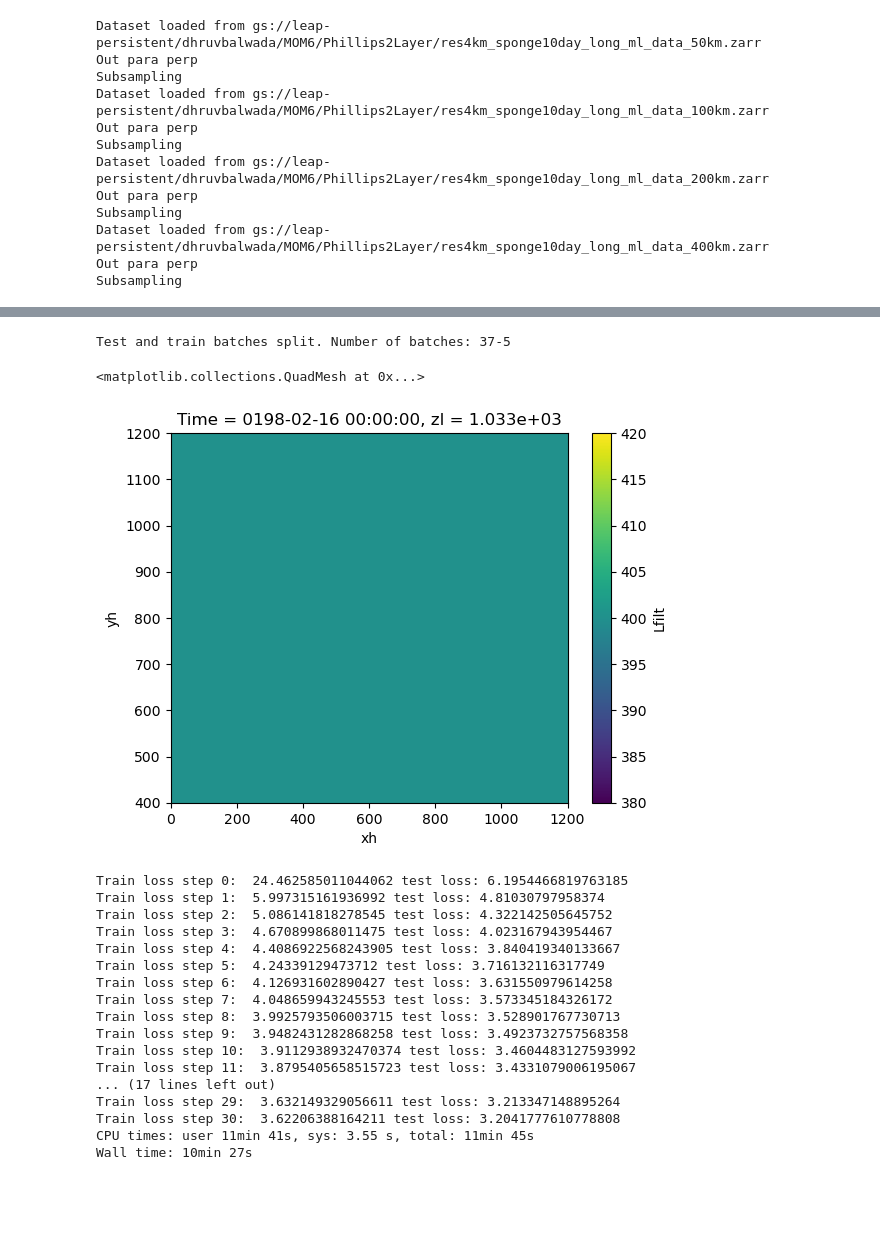
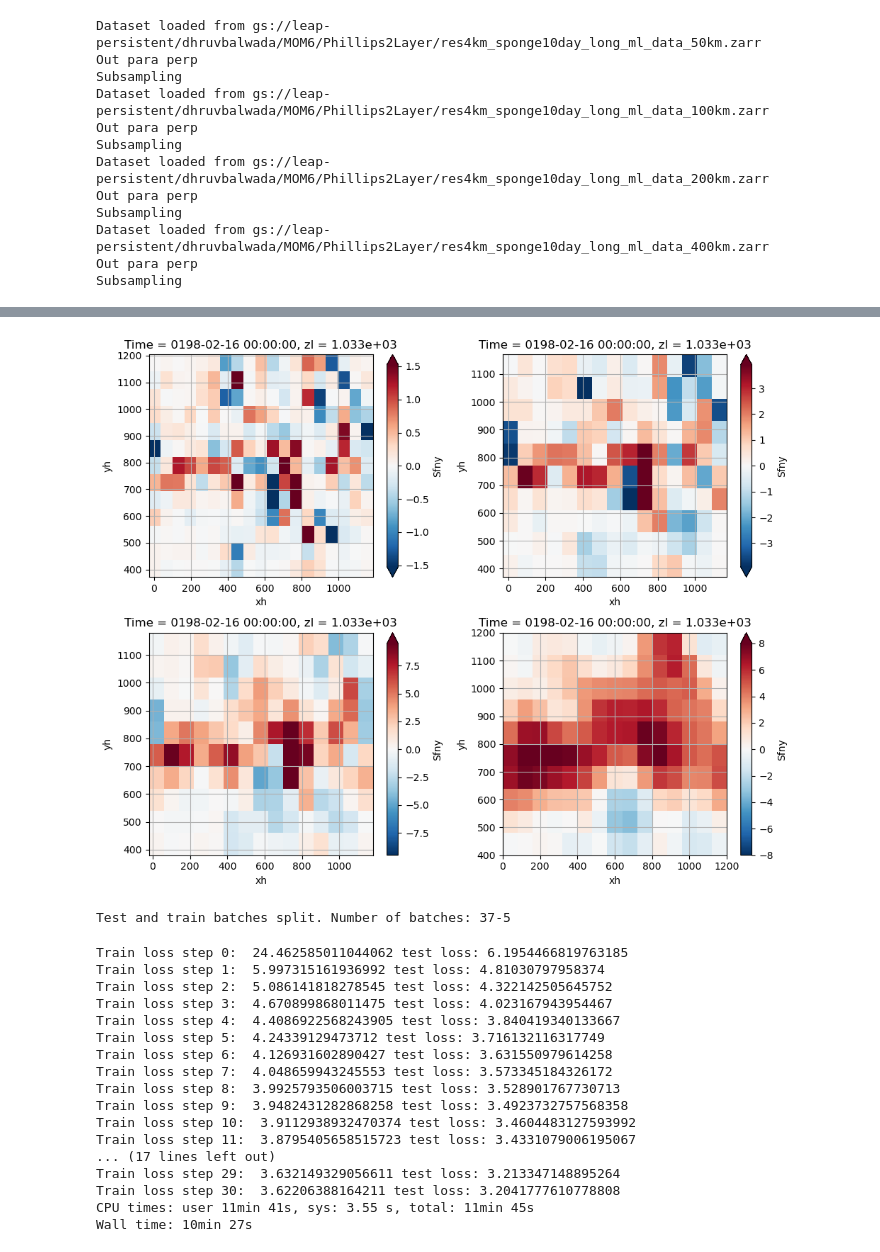
Before and after one commit to dhruvbalwada/mesoscale_buoyancy_param_ML, a Jupyter notebook: train_models/train_on_MOM6_data/local_para_perp/train_MOM6_P2L_all_res_local_para_perp_Lfilt_in.ipynb, the cells around one changed output, grey strips where cells are left out. Cells and saved outputs as stored; diff of their text form; code cells hidden in the pictures; blank space fills up the shorter version.

```diff
--- a/train_models/train_on_MOM6_data/local_para_perp/train_MOM6_P2L_all_res_local_para_perp_Lfilt_in.ipynb
+++ b/train_models/train_on_MOM6_data/local_para_perp/train_MOM6_P2L_all_res_local_para_perp_Lfilt_in.ipynb
@@ -32,12 +61,32 @@ Subsampling
+# %%
+plt.figure(figsize=(10, 8))
+
+plt.subplot(221)
+ML_data.datatree['50'].Sfny.isel(Time=-1).plot(robust=True)
+plt.grid()
+
+plt.subplot(222)
+ML_data.datatree['100'].Sfny.isel(Time=-1).plot(robust=True)
+
+plt.grid()
+
+plt.subplot(223)
+ML_data.datatree['200'].Sfny.isel(Time=-1).plot(robust=True)
+
+plt.grid()
+
+plt.subplot(224)
+ML_data.datatree['400'].Sfny.isel(Time=-1).plot(robust=True)
+
+plt.grid()
+
+plt.tight_layout()
+# %% [output]
+[figure, added]
 # %%
 ML_data.generate_test_train_batches(normalize=False)
 # %% [output]
 Test and train batches split. Number of batches: 37-5
-# %%
-ML_data.ML_dataset.Lfilt.isel(Time=-1).plot()
-# %% [output]
-<matplotlib.collections.QuadMesh at 0x...>
-[figure, removed]
 # %%
 ANN_model = ML_classes.ANN(num_in = len(ML_data.input_channels))
 # %%
```
Also changed, not shown: parts of 2 cells of this notebook, 15 other files.
